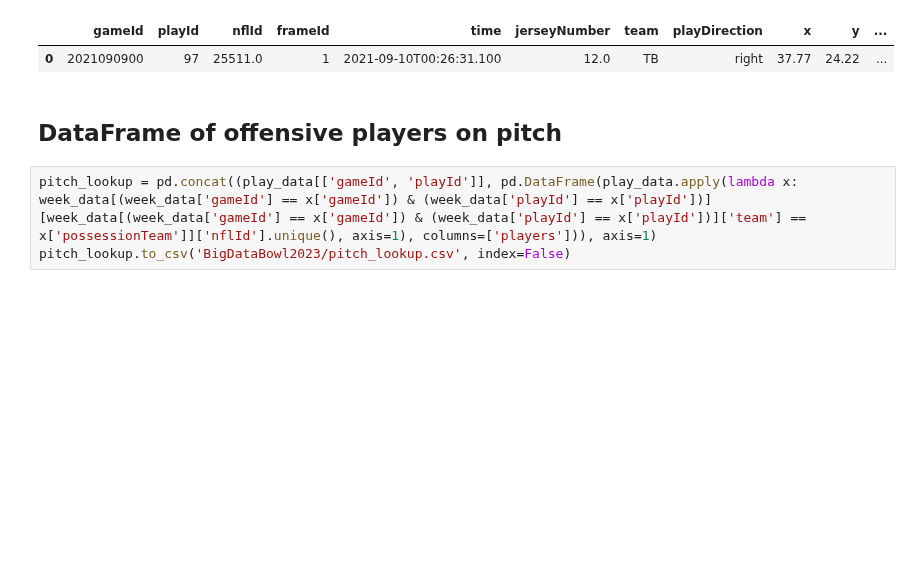
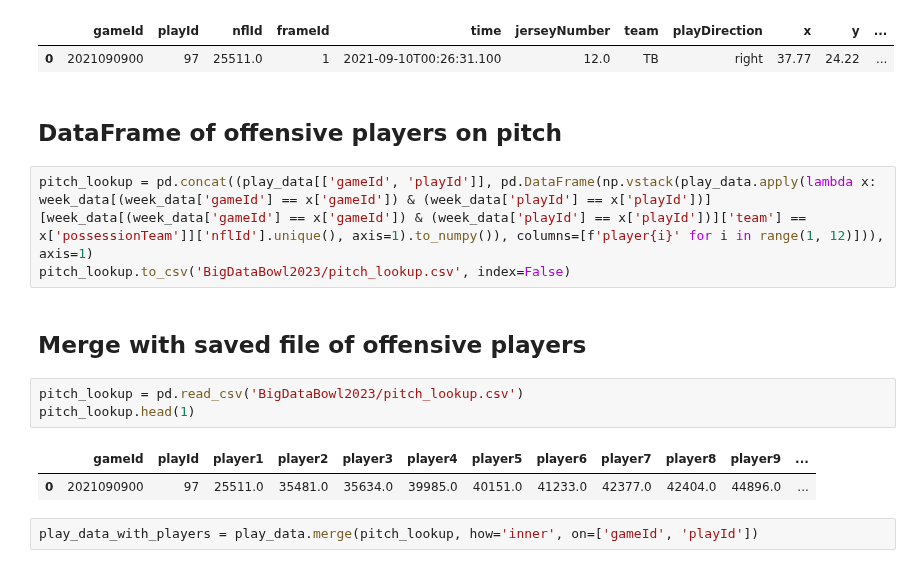
Before and after one commit to samuelrufusward/ADS-NFL, a Jupyter notebook: RegressionPlaySelector.ipynb, the cells around one changed output. Saved outputs shown, nothing was run; the diff lists cells and outputs as text; blank space fills up the shorter version.

Commit message:
Started to build a set of players and stats for each play, which can then be fed into the SVM for a prediction, taking the argmax as the "best player".

```diff
--- a/RegressionPlaySelector.ipynb
+++ b/RegressionPlaySelector.ipynb
@@ -48,5 +49,15 @@ week_data.head(1)
 # %% [markdown]
 ## DataFrame of offensive players on pitch
 # %%
-pitch_lookup = pd.concat((play_data[['gameId', 'playId']], pd.DataFrame(play_data.apply(lambda x: week_data[(week_data['gameId'] == x['gameId']) & (week_data['playId'] == x['playId'])][week_data[(week_data['gameId'] == x['gameId']) & (week_data['playId'] == x['playId'])]['team'] == x['possessionTeam']]['nflId'].unique(), axis=1), columns=['players'])), axis=1)
+pitch_lookup = pd.concat((play_data[['gameId', 'playId']], pd.DataFrame(np.vstack(play_data.apply(lambda x: week_data[(week_data['gameId'] == x['gameId']) & (week_data['playId'] == x['playId'])][week_data[(week_data['gameId'] == x['gameId']) & (week_data['playId'] == x['playId'])]['team'] == x['possessionTeam']]['nflId'].unique(), axis=1).to_numpy()), columns=[f'player{i}' for i in range(1, 12)])), axis=1)
 pitch_lookup.to_csv('BigDataBowl2023/pitch_lookup.csv', index=False)
+# %% [markdown]
+## Merge with saved file of offensive players
+# %%
+pitch_lookup = pd.read_csv('BigDataBowl2023/pitch_lookup.csv')
+pitch_lookup.head(1)
+# %% [output]
+|  | gameId | playId | player1 | player2 | player3 | player4 | player5 | player6 | player7 | player8 | player9 | ... |
+| 0 | 2021090900 | 97 | 25511.0 | 35481.0 | 35634.0 | 39985.0 | 40151.0 | 41233.0 | 42377.0 | 42404.0 | 44896.0 | ... |
+# %%
+play_data_with_players = play_data.merge(pitch_lookup, how='inner', on=['gameId', 'playId'])
```
Also changed, not shown: parts of 4 cells of this notebook, 1 other file.
